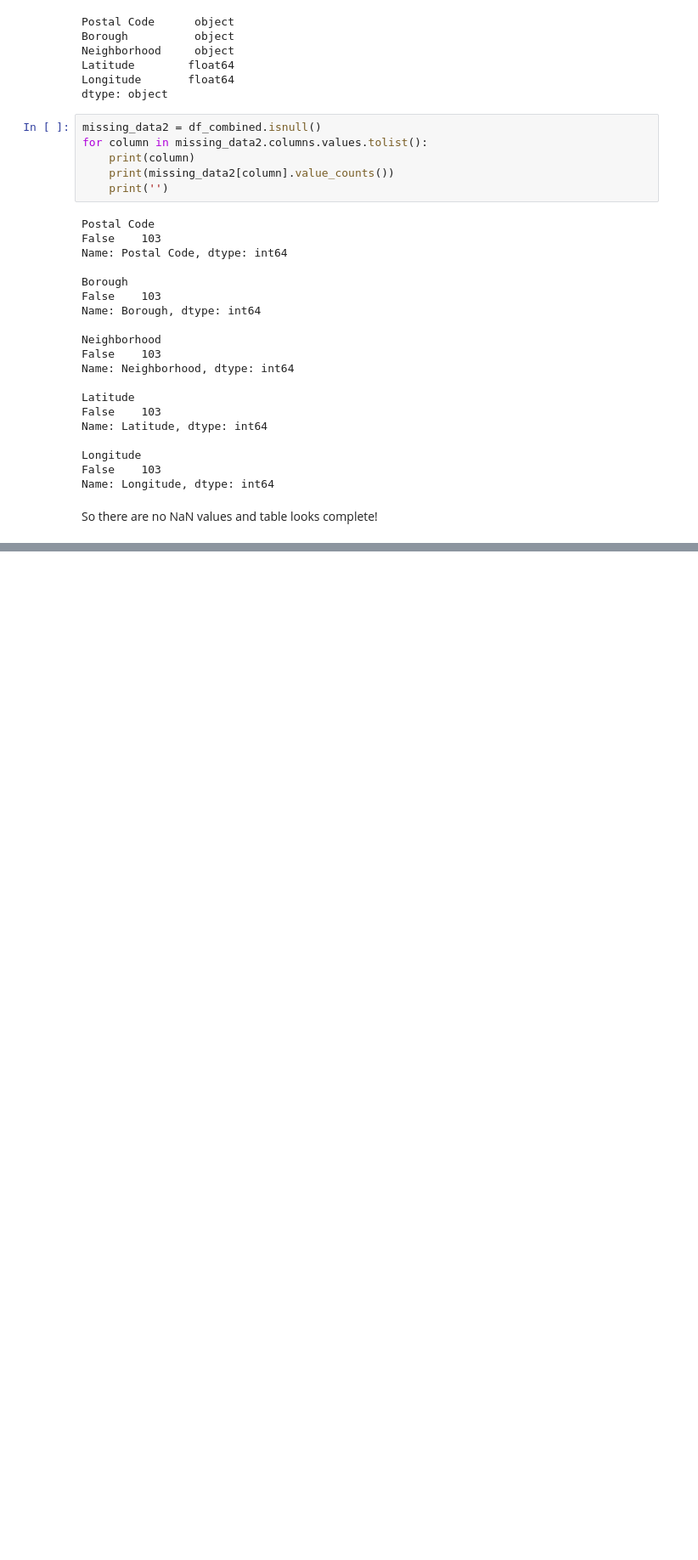
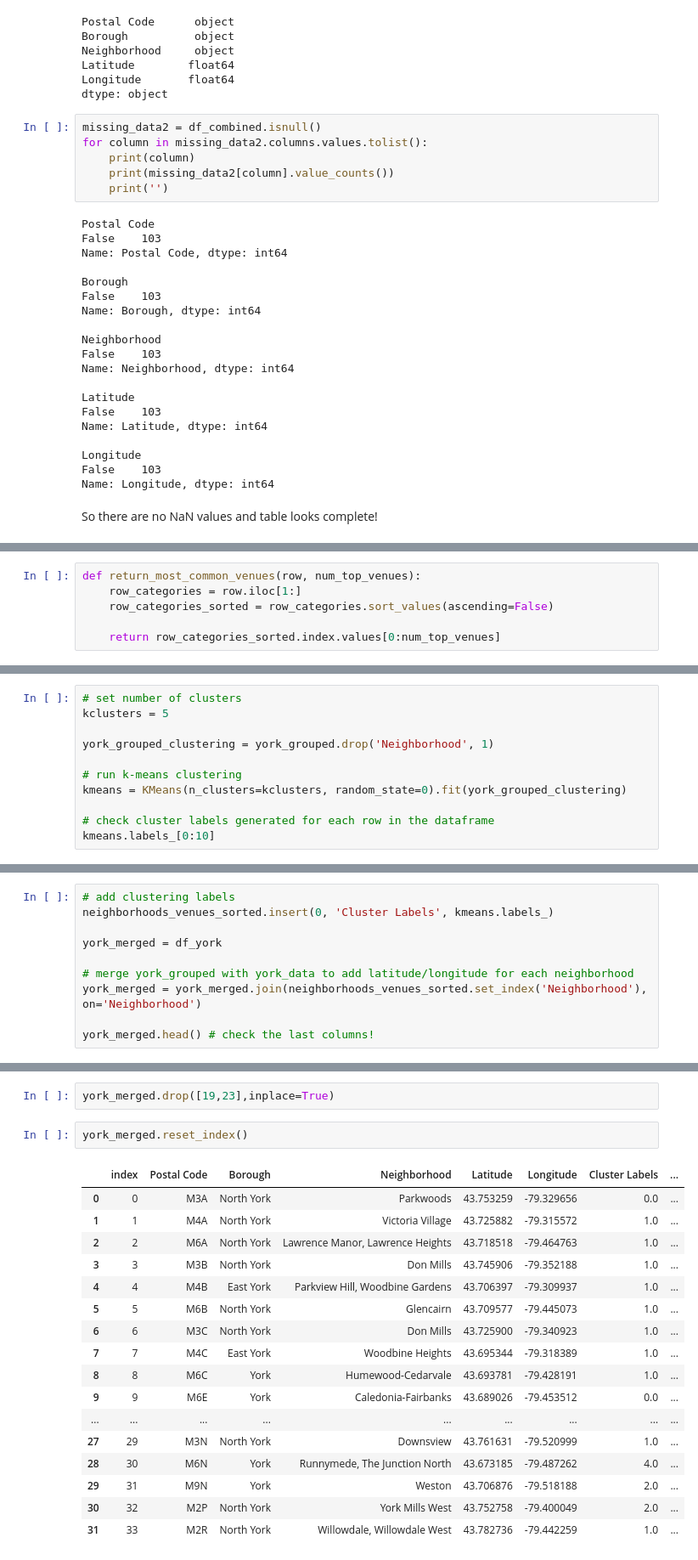
Before and after one commit to shepa12/coursera-ds-final, a Jupyter notebook: Capston Week 3 notebook 2.ipynb, the cells around one changed output, grey strips where cells are left out. Shown: that part at 85% size. Drawn from its saved outputs; the diff is of its cells as text; blank space fills up the shorter version.

```diff
--- a/Capston Week 3 notebook 2.ipynb
+++ b/Capston Week 3 notebook 2.ipynb
@@ -167,0 +347,6 @@ So there are no NaN values and table looks complete!
+# %%
+def return_most_common_venues(row, num_top_venues):
+    row_categories = row.iloc[1:]
+    row_categories_sorted = row_categories.sort_values(ascending=False)
+
+    return row_categories_sorted.index.values[0:num_top_venues]
@@ -167,0 +383,11 @@ So there are no NaN values and table looks complete!
+# %%
+# set number of clusters
+kclusters = 5
+
+york_grouped_clustering = york_grouped.drop('Neighborhood', 1)
+
+# run k-means clustering
+kmeans = KMeans(n_clusters=kclusters, random_state=0).fit(york_grouped_clustering)
+
+# check cluster labels generated for each row in the dataframe
+kmeans.labels_[0:10]
@@ -167,0 +396,10 @@ So there are no NaN values and table looks complete!
+# %%
+# add clustering labels
+neighborhoods_venues_sorted.insert(0, 'Cluster Labels', kmeans.labels_)
+
+york_merged = df_york
+
+# merge york_grouped with york_data to add latitude/longitude for each neighborhood
+york_merged = york_merged.join(neighborhoods_venues_sorted.set_index('Neighborhood'), on='Neighborhood')
+
+york_merged.head() # check the last columns!
@@ -167,0 +435,22 @@ So there are no NaN values and table looks complete!
+# %%
+york_merged.drop([19,23],inplace=True)
+# %%
+york_merged.reset_index()
+# %% [output]
+|  | index | Postal Code | Borough | Neighborhood | Latitude | Longitude | Cluster Labels | ... |
+| 0 | 0 | M3A | North York | Parkwoods | 43.753259 | -79.329656 | 0.0 | ... |
+| 1 | 1 | M4A | North York | Victoria Village | 43.725882 | -79.315572 | 1.0 | ... |
+| 2 | 2 | M6A | North York | Lawrence Manor, Lawrence Heights | 43.718518 | -79.464763 | 1.0 | ... |
+| 3 | 3 | M3B | North York | Don Mills | 43.745906 | -79.352188 | 1.0 | ... |
+| 4 | 4 | M4B | East York | Parkview Hill, Woodbine Gardens | 43.706397 | -79.309937 | 1.0 | ... |
+| 5 | 5 | M6B | North York | Glencairn | 43.709577 | -79.445073 | 1.0 | ... |
+| 6 | 6 | M3C | North York | Don Mills | 43.725900 | -79.340923 | 1.0 | ... |
+| 7 | 7 | M4C | East York | Woodbine Heights | 43.695344 | -79.318389 | 1.0 | ... |
+| 8 | 8 | M6C | York | Humewood-Cedarvale | 43.693781 | -79.428191 | 1.0 | ... |
+| 9 | 9 | M6E | York | Caledonia-Fairbanks | 43.689026 | -79.453512 | 0.0 | ... |
+| ... | ... | ... | ... | ... | ... | ... | ... | ... |
+| 27 | 29 | M3N | North York | Downsview | 43.761631 | -79.520999 | 1.0 | ... |
+| 28 | 30 | M6N | York | Runnymede, The Junction North | 43.673185 | -79.487262 | 4.0 | ... |
+| 29 | 31 | M9N | York | Weston | 43.706876 | -79.518188 | 2.0 | ... |
+| 30 | 32 | M2P | North York | York Mills West | 43.752758 | -79.400049 | 2.0 | ... |
+| 31 | 33 | M2R | North York | Willowdale, Willowdale West | 43.782736 | -79.442259 | 1.0 | ... |
```
Also changed, not shown: parts of 43 cells of this notebook.
